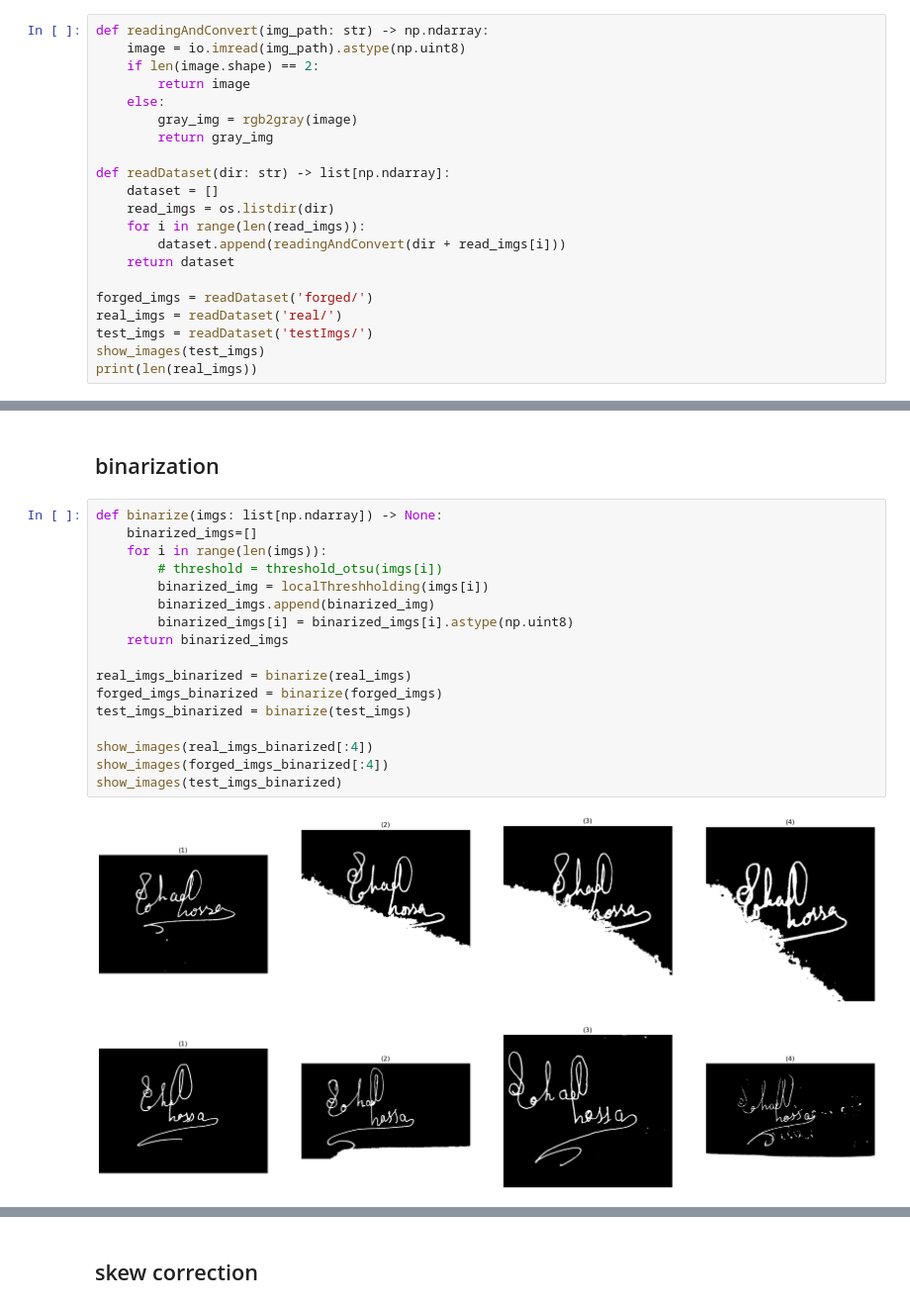
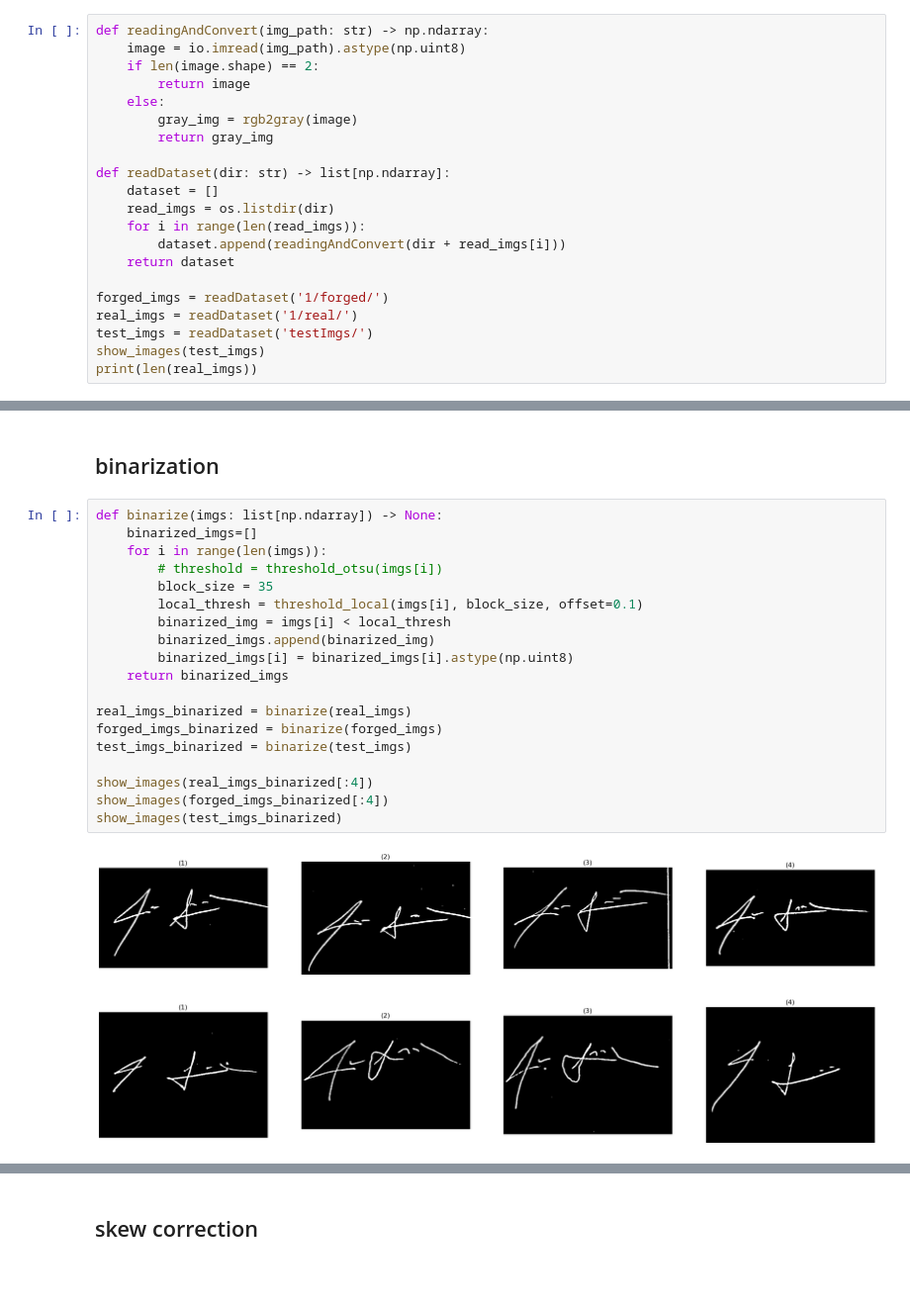
Before and after one commit to yasmin-hashem24/Signarture_verification_Image23, a Jupyter notebook: all.ipynb, the cells around one changed output, grey strips where cells are left out. Shown at 99% size. Cells and saved outputs as stored; diff of their text form; blank space fills up the shorter version.

Commit message:
local thresholding applied for images for processing dark region

```diff
--- a/all.ipynb
+++ b/all.ipynb
@@ -116,8 +116,8 @@ def readDataset(dir: str) -> list[np.ndarray]:
         dataset.append(readingAndConvert(dir + read_imgs[i]))
     return dataset
 
-forged_imgs = readDataset('forged/')
-real_imgs = readDataset('real/')
+forged_imgs = readDataset('1/forged/')
+real_imgs = readDataset('1/real/')
 test_imgs = readDataset('testImgs/')
 show_images(test_imgs)
 print(len(real_imgs))
@@ -197,20 +197,22 @@ show_images(test_imgs)
 # %%
 def binarize(imgs: list[np.ndarray]) -> None:
     binarized_imgs=[]
     for i in range(len(imgs)):
         # threshold = threshold_otsu(imgs[i])
-        binarized_img = localThreshholding(imgs[i])
+        block_size = 35
+        local_thresh = threshold_local(imgs[i], block_size, offset=0.1)
+        binarized_img = imgs[i] < local_thresh
         binarized_imgs.append(binarized_img)
         binarized_imgs[i] = binarized_imgs[i].astype(np.uint8)
     return binarized_imgs
 
 real_imgs_binarized = binarize(real_imgs)
 forged_imgs_binarized = binarize(forged_imgs)
 test_imgs_binarized = binarize(test_imgs)
 
 show_images(real_imgs_binarized[:4])
 show_images(forged_imgs_binarized[:4])
 show_images(test_imgs_binarized)
 # %% [output]
-[figure, old version]
+[figure, new version]
-[figure, old version]
+[figure, new version]
```
Also changed, not shown: parts of 11 cells of this notebook, 1 other file.
